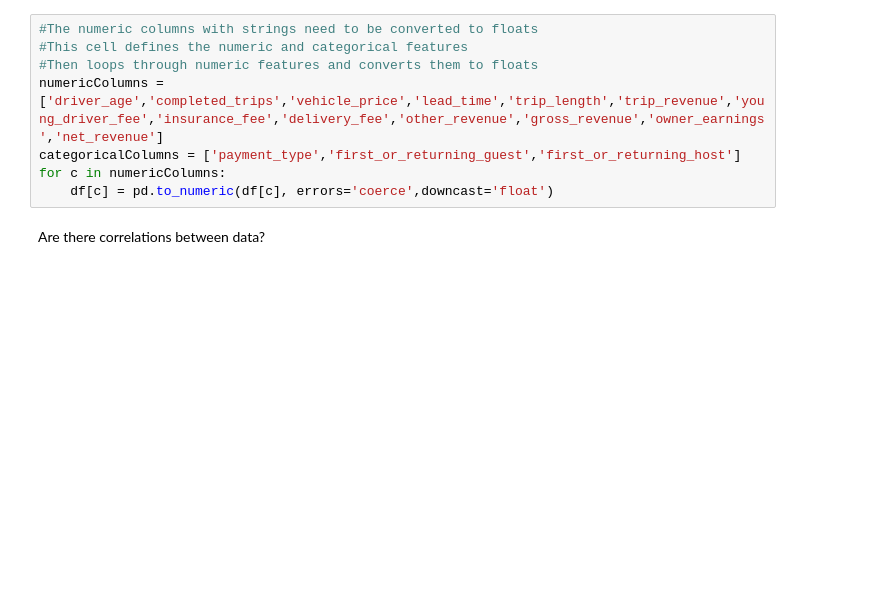
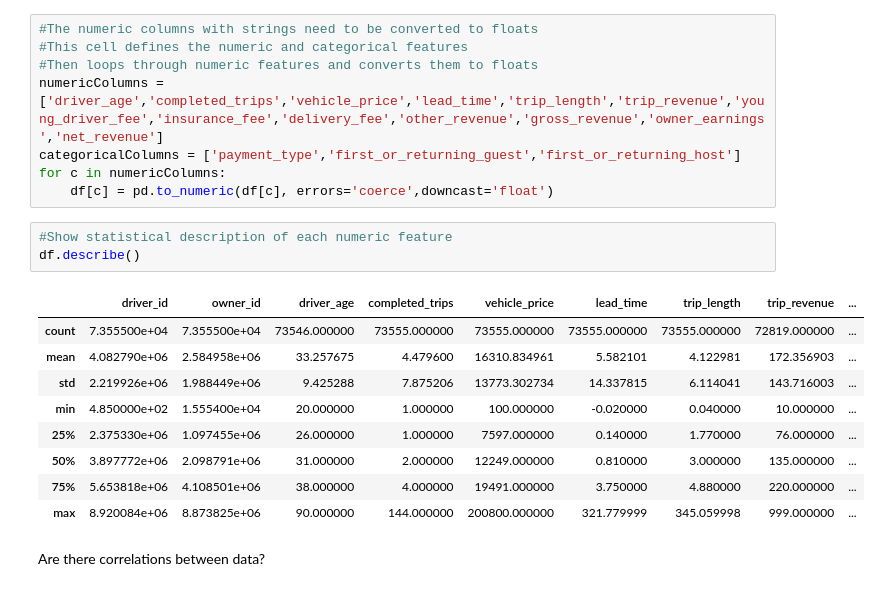
Before and after one commit to kpeterso/SVB, a Jupyter notebook: SVB Get Around Analysis.ipynb, the cells around one changed output. Saved outputs shown, nothing was run; the diff lists cells and outputs as text; blank space fills up the shorter version.

```diff
--- a/SVB Get Around Analysis.ipynb
+++ b/SVB Get Around Analysis.ipynb
@@ -37,6 +47,19 @@ numericColumns = ['driver_age','completed_trips','vehicle_price','lead_time','tr
 categoricalColumns = ['payment_type','first_or_returning_guest','first_or_returning_host']
 for c in numericColumns:
     df[c] = pd.to_numeric(df[c], errors='coerce',downcast='float')
+# %%
+#Show statistical description of each numeric feature
+df.describe()
+# %% [output]
+|  | driver_id | owner_id | driver_age | completed_trips | vehicle_price | lead_time | trip_length | trip_revenue | ... |
+| count | 7.355500e+04 | 7.355500e+04 | 73546.000000 | 73555.000000 | 73555.000000 | 73555.000000 | 73555.000000 | 72819.000000 | ... |
+| mean | 4.082790e+06 | 2.584958e+06 | 33.257675 | 4.479600 | 16310.834961 | 5.582101 | 4.122981 | 172.356903 | ... |
+| std | 2.219926e+06 | 1.988449e+06 | 9.425288 | 7.875206 | 13773.302734 | 14.337815 | 6.114041 | 143.716003 | ... |
+| min | 4.850000e+02 | 1.555400e+04 | 20.000000 | 1.000000 | 100.000000 | -0.020000 | 0.040000 | 10.000000 | ... |
+| 25% | 2.375330e+06 | 1.097455e+06 | 26.000000 | 1.000000 | 7597.000000 | 0.140000 | 1.770000 | 76.000000 | ... |
+| 50% | 3.897772e+06 | 2.098791e+06 | 31.000000 | 2.000000 | 12249.000000 | 0.810000 | 3.000000 | 135.000000 | ... |
+| 75% | 5.653818e+06 | 4.108501e+06 | 38.000000 | 4.000000 | 19491.000000 | 3.750000 | 4.880000 | 220.000000 | ... |
+| max | 8.920084e+06 | 8.873825e+06 | 90.000000 | 144.000000 | 200800.000000 | 321.779999 | 345.059998 | 999.000000 | ... |
 # %% [markdown]
 Are there correlations between data?
 # %%
```
Also changed, not shown: parts of 20 cells of this notebook.
